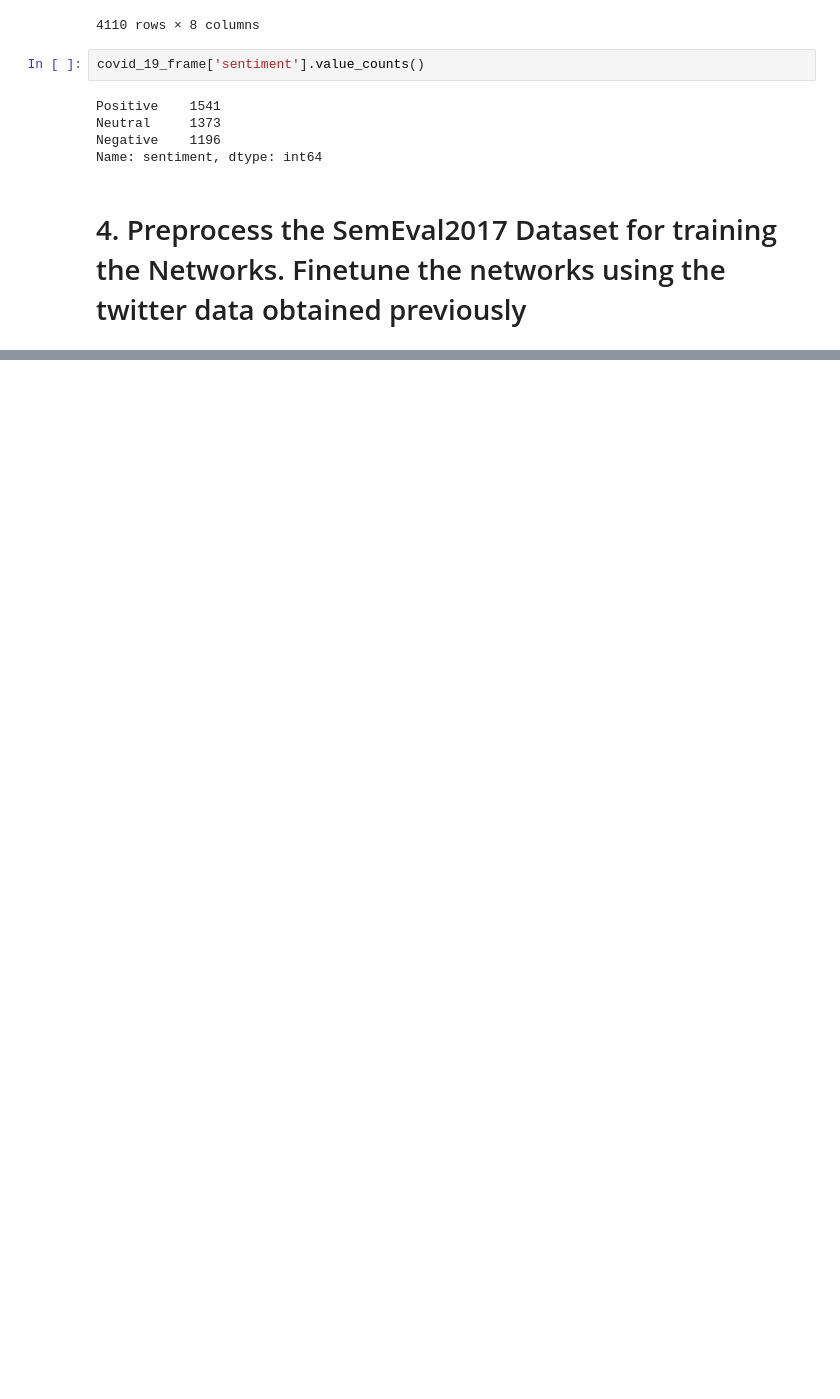
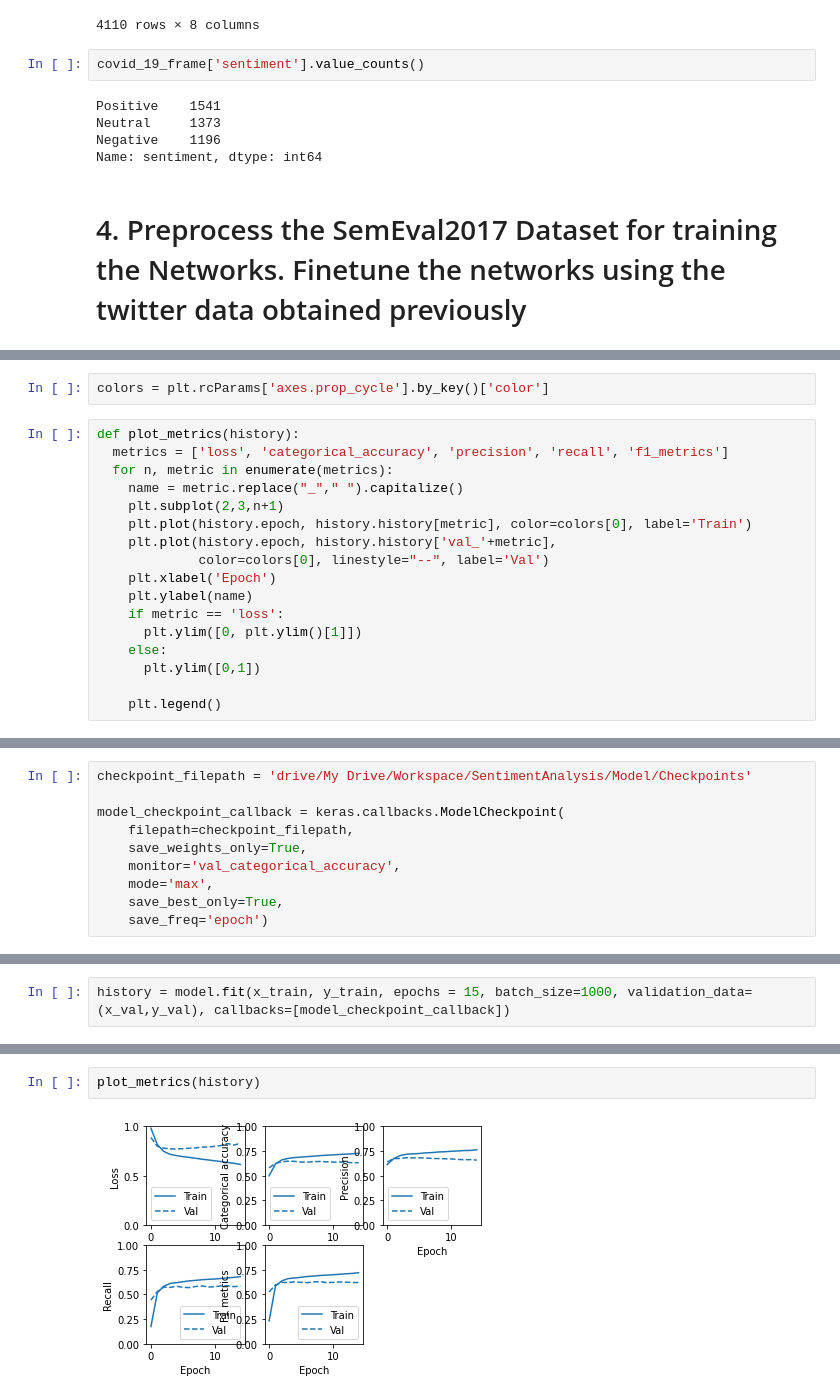
Before and after one commit to tushar-1996/DataMiningProject, a Jupyter notebook: Notebooks/Deep_Learning_Approaches_to_Twitter_Sentiment_Analysis.ipynb, the cells around one changed output, grey strips where cells are left out. Cells and saved outputs as stored; diff of their text form; blank space fills up the shorter version.

Commit message:
Changes in this commit: 1. Addde code for LSTM network - architecture, training and plots
Signed-off-by: Nikhil Betgov <nikhil.betgov@gmail.com>

```diff
--- a/Notebooks/Deep_Learning_Approaches_to_Twitter_Sentiment_Analysis.ipynb
+++ b/Notebooks/Deep_Learning_Approaches_to_Twitter_Sentiment_Analysis.ipynb
@@ -335,0 +493,19 @@ semeval_frame
+# %%
+colors = plt.rcParams['axes.prop_cycle'].by_key()['color']
+# %%
+def plot_metrics(history):
+  metrics = ['loss', 'categorical_accuracy', 'precision', 'recall', 'f1_metrics']
+  for n, metric in enumerate(metrics):
+    name = metric.replace("_"," ").capitalize()
+    plt.subplot(2,3,n+1)
+    plt.plot(history.epoch, history.history[metric], color=colors[0], label='Train')
+    plt.plot(history.epoch, history.history['val_'+metric],
+             color=colors[0], linestyle="--", label='Val')
+    plt.xlabel('Epoch')
+    plt.ylabel(name)
+    if metric == 'loss':
+      plt.ylim([0, plt.ylim()[1]])
+    else:
+      plt.ylim([0,1])
+
+    plt.legend()
@@ -335,0 +529,10 @@ semeval_frame
+# %%
+checkpoint_filepath = 'drive/My Drive/Workspace/SentimentAnalysis/Model/Checkpoints'
+
+model_checkpoint_callback = keras.callbacks.ModelCheckpoint(
+    filepath=checkpoint_filepath,
+    save_weights_only=True,
+    monitor='val_categorical_accuracy',
+    mode='max',
+    save_best_only=True,
+    save_freq='epoch')
@@ -335,0 +541,2 @@ semeval_frame
+# %%
+history = model.fit(x_train, y_train, epochs = 15, batch_size=1000, validation_data=(x_val,y_val), callbacks=[model_checkpoint_callback])
@@ -335,0 +561,4 @@ semeval_frame
+# %%
+plot_metrics(history)
+# %% [output]
+[figure, added]
```
Also changed, not shown: parts of 30 cells of this notebook.
